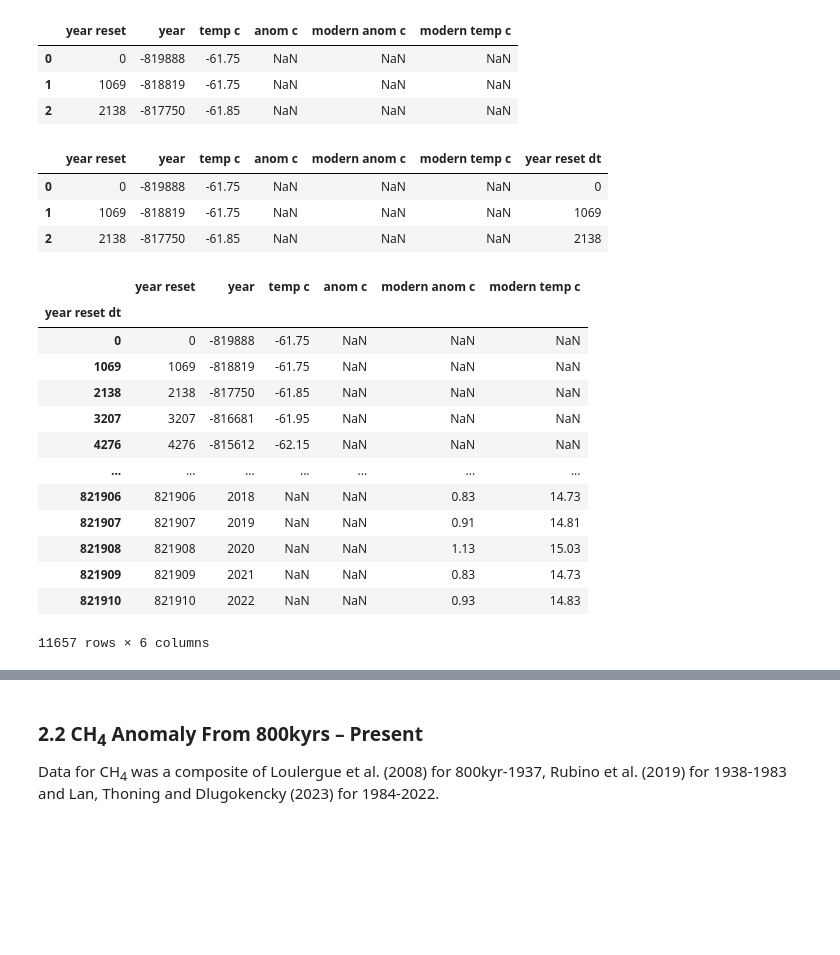
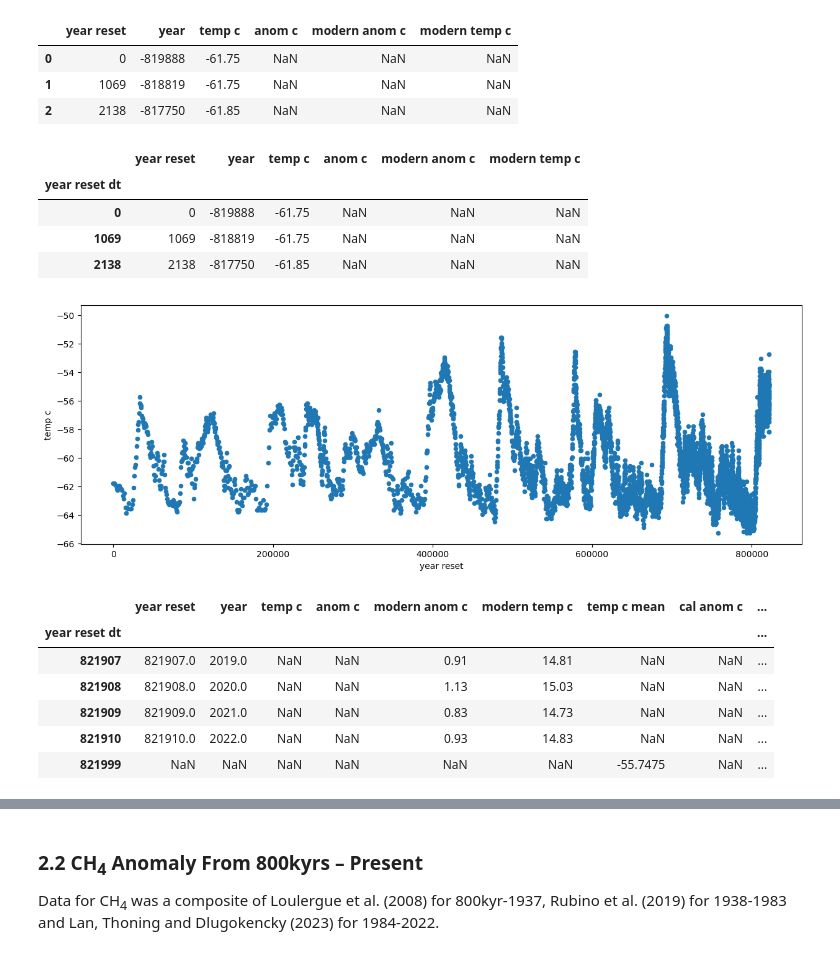
Before and after one commit to nurbujang/2progdaw23, a Jupyter notebook: project2.ipynb, the cells around one changed output, grey strips where cells are left out. Saved outputs shown, nothing was run; the diff lists cells and outputs as text; code cells hidden in the pictures; blank space fills up the shorter version.

Commit message:
temp irish temp

```diff
--- a/project2.ipynb
+++ b/project2.ipynb
@@ -473,29 +471,17 @@ df.head(3)
 | 2 | 2138 | -817750 | -61.85 | NaN | NaN | NaN |
 # %%
 df['year reset dt'] = df['year reset'].apply(lambda x: pd.Period(year=x, freq='Y'))
+df.set_index('year reset dt', inplace=True, drop=True)
 df.head(3)
 # %% [output]
-|  | year reset | year | temp c | anom c | modern anom c | modern temp c | year reset dt |
-| 0 | 0 | -819888 | -61.75 | NaN | NaN | NaN | 0 |
-| 1 | 1069 | -818819 | -61.75 | NaN | NaN | NaN | 1069 |
-| 2 | 2138 | -817750 | -61.85 | NaN | NaN | NaN | 2138 |
+|  | year reset | year | temp c | anom c | modern anom c | modern temp c |
+| year reset dt |  |  |  |  |  |  |
+| 0 | 0 | -819888 | -61.75 | NaN | NaN | NaN |
+| 1069 | 1069 | -818819 | -61.75 | NaN | NaN | NaN |
+| 2138 | 2138 | -817750 | -61.85 | NaN | NaN | NaN |
-# %%
-df.set_index('year reset dt', inplace=True, drop=True)
-df
-# %% [output]
-|  | year reset | year | temp c | anom c | modern anom c | modern temp c |
-| year reset dt |  |  |  |  |  |  |
-| 0 | 0 | -819888 | -61.75 | NaN | NaN | NaN |
-| 1069 | 1069 | -818819 | -61.75 | NaN | NaN | NaN |
-| 2138 | 2138 | -817750 | -61.85 | NaN | NaN | NaN |
-| 3207 | 3207 | -816681 | -61.95 | NaN | NaN | NaN |
-| 4276 | 4276 | -815612 | -62.15 | NaN | NaN | NaN |
-| ... | ... | ... | ... | ... | ... | ... |
-| 821906 | 821906 | 2018 | NaN | NaN | 0.83 | 14.73 |
-| 821907 | 821907 | 2019 | NaN | NaN | 0.91 | 14.81 |
-| 821908 | 821908 | 2020 | NaN | NaN | 1.13 | 15.03 |
-| 821909 | 821909 | 2021 | NaN | NaN | 0.83 | 14.73 |
-| 821910 | 821910 | 2022 | NaN | NaN | 0.93 | 14.83 |
-11657 rows × 6 columns
+# %%
+df.plot.scatter(x='year reset', y='temp c',figsize=(15,5));
+# %% [output]
+[figure, added]
 # %%
 resampled = df.resample('1000Y')['temp c'].mean().to_frame(name='temp c mean')
@@ -502 +489,15 @@ resampled = df.resample('1000Y')['temp c'].mean().to_frame(name='temp c mean')
+# %%
+df_with_mean = df.merge(resampled, left_index=True, right_index=True, how='outer')
+df_with_mean['cal anom c'] = df_with_mean['temp c'] - df_with_mean['temp c mean']
+df_with_mean['temp c ffill'] = df_with_mean['temp c'].ffill(axis=0)
+df_with_mean['temp c mean ffill'] = df_with_mean['temp c mean'].ffill(axis=0)
+df_with_mean.tail()
+# %% [output]
+|  | year reset | year | temp c | anom c | modern anom c | modern temp c | temp c mean | cal anom c | ... |
+| year reset dt |  |  |  |  |  |  |  |  | ... |
+| 821907 | 821907.0 | 2019.0 | NaN | NaN | 0.91 | 14.81 | NaN | NaN | ... |
+| 821908 | 821908.0 | 2020.0 | NaN | NaN | 1.13 | 15.03 | NaN | NaN | ... |
+| 821909 | 821909.0 | 2021.0 | NaN | NaN | 0.83 | 14.73 | NaN | NaN | ... |
+| 821910 | 821910.0 | 2022.0 | NaN | NaN | 0.93 | 14.83 | NaN | NaN | ... |
+| 821999 | NaN | NaN | NaN | NaN | NaN | NaN | -55.7475 | NaN | ... |
 # %%
```
Also changed, not shown: parts of 15 cells of this notebook, 1 other file.
